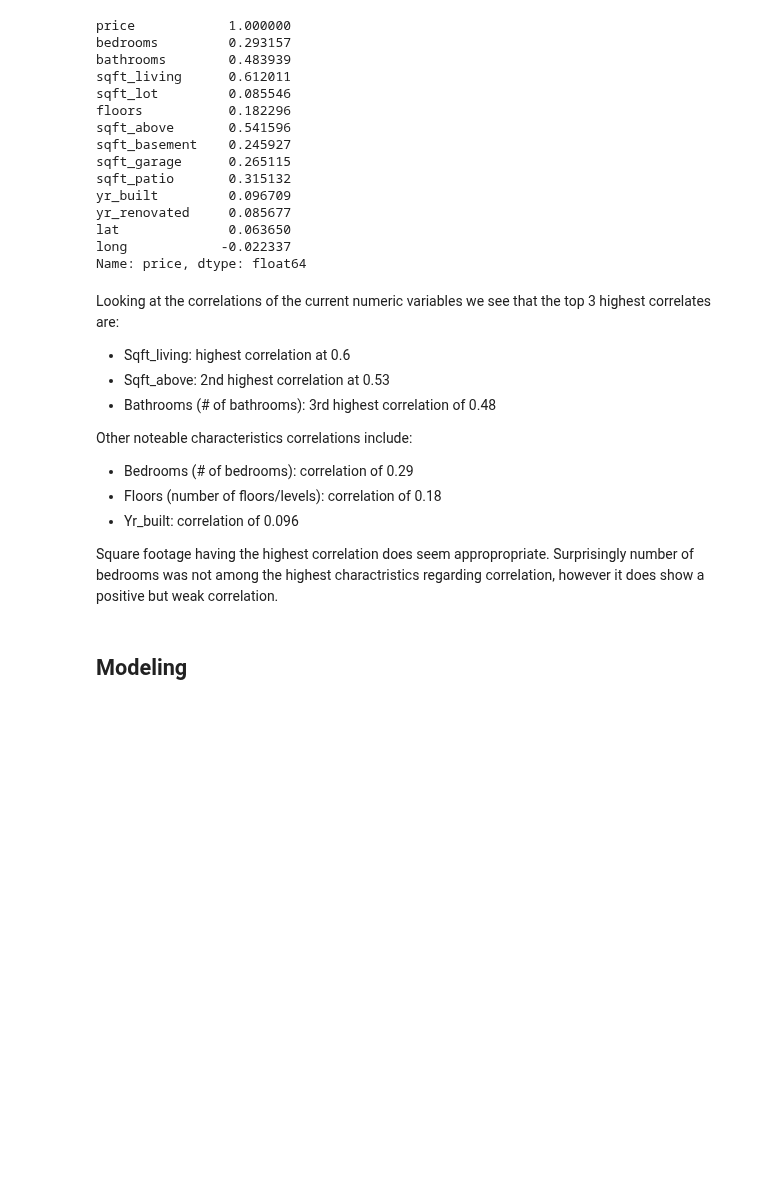
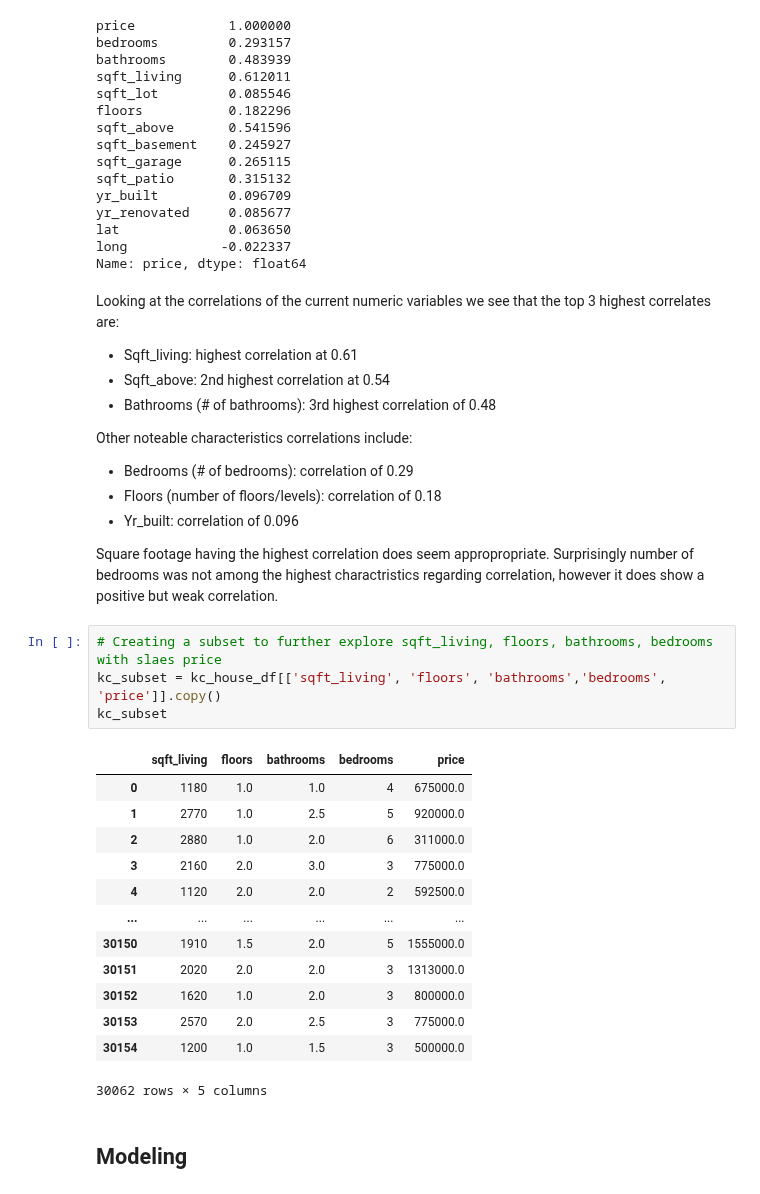
Before and after one commit to ldwilker10/Phase2_Project, a Jupyter notebook: Rough_Draft_Notebook.ipynb, the cells around one changed output. Cells and saved outputs as stored; diff of their text form; blank space fills up the shorter version.

```diff
--- a/Rough_Draft_Notebook.ipynb
+++ b/Rough_Draft_Notebook.ipynb
@@ -179,8 +179,8 @@ long            -0.022337
 Name: price, dtype: float64
 # %% [markdown]
 Looking at the correlations of the current numeric variables we see that the top 3 highest correlates are:
-- Sqft_living: highest correlation at 0.6
-- Sqft_above: 2nd highest correlation at 0.53
+- Sqft_living: highest correlation at 0.61
+- Sqft_above: 2nd highest correlation at 0.54
 - Bathrooms (# of bathrooms): 3rd highest correlation of 0.48
 
 Other noteable characteristics correlations include:
@@ -189,6 +189,24 @@ Other noteable characteristics correlations include:
 - Yr_built: correlation of 0.096
 
 Square footage having the highest correlation does seem appropropriate. Surprisingly number of bedrooms was not among the highest charactristics regarding correlation, however it does show a positive but weak correlation.
+# %%
+# Creating a subset to further explore sqft_living, floors, bathrooms, bedrooms with slaes price
+kc_subset = kc_house_df[['sqft_living', 'floors', 'bathrooms','bedrooms', 'price']].copy()
+kc_subset
+# %% [output]
+|  | sqft_living | floors | bathrooms | bedrooms | price |
+| 0 | 1180 | 1.0 | 1.0 | 4 | 675000.0 |
+| 1 | 2770 | 1.0 | 2.5 | 5 | 920000.0 |
+| 2 | 2880 | 1.0 | 2.0 | 6 | 311000.0 |
+| 3 | 2160 | 2.0 | 3.0 | 3 | 775000.0 |
+| 4 | 1120 | 2.0 | 2.0 | 2 | 592500.0 |
+| ... | ... | ... | ... | ... | ... |
+| 30150 | 1910 | 1.5 | 2.0 | 5 | 1555000.0 |
+| 30151 | 2020 | 2.0 | 2.0 | 3 | 1313000.0 |
+| 30152 | 1620 | 1.0 | 2.0 | 3 | 800000.0 |
+| 30153 | 2570 | 2.0 | 2.5 | 3 | 775000.0 |
+| 30154 | 1200 | 1.0 | 1.5 | 3 | 500000.0 |
+30062 rows × 5 columns
 # %% [markdown]
 ## Modeling
 # %% [markdown]
```
